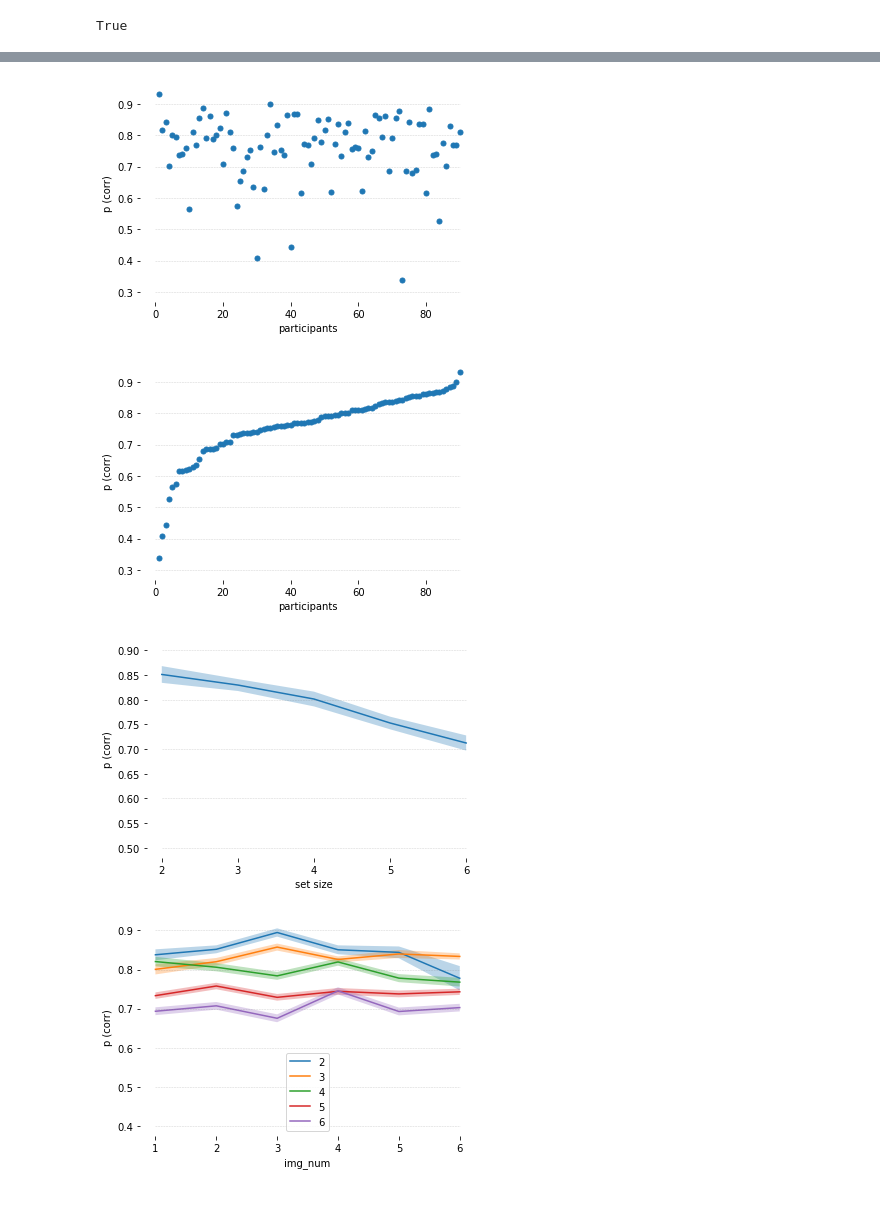
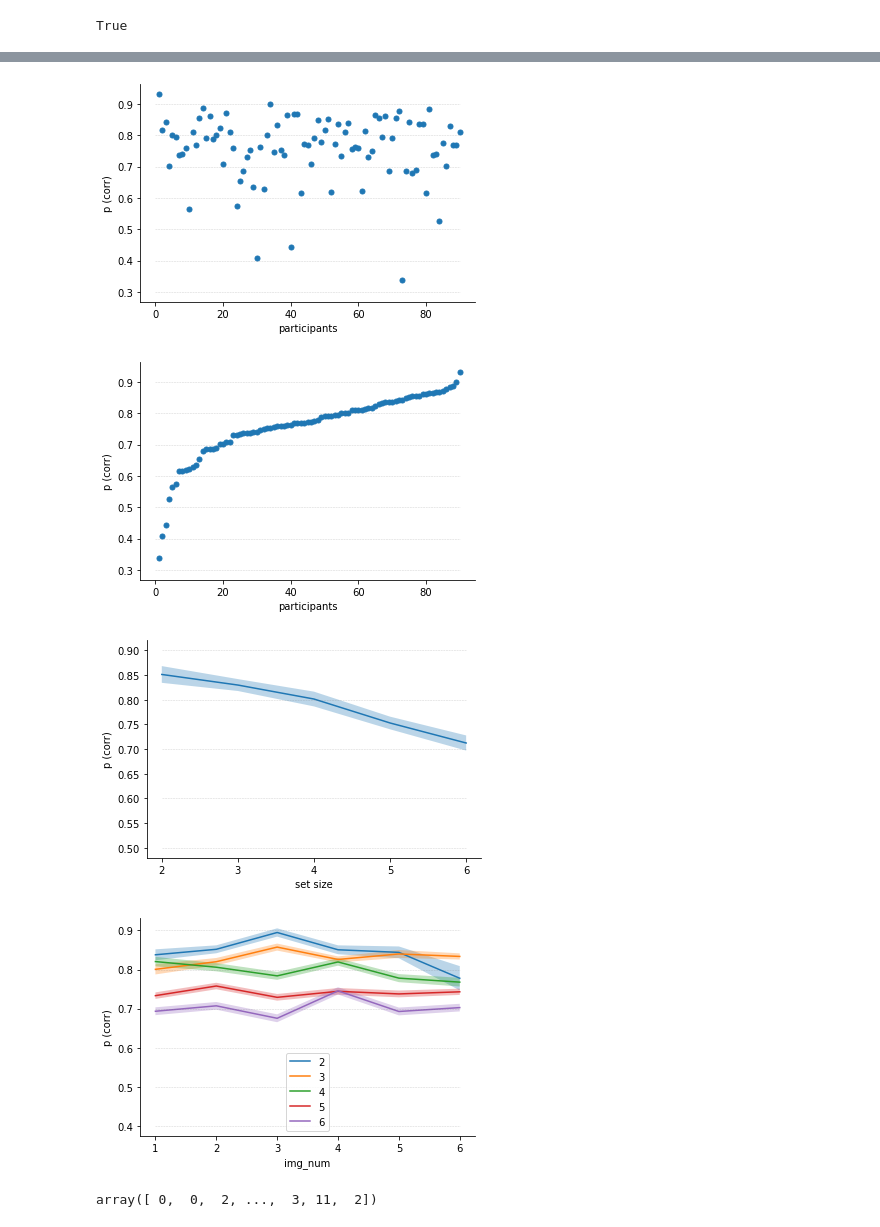
Before and after one commit to alebel14/impulsivity, a Jupyter notebook: Data visualization.ipynb, the cells around one changed output, grey strips where cells are left out. Cells and saved outputs as stored; diff of their text form; code cells hidden in the pictures.

```diff
--- a/Data visualization.ipynb
+++ b/Data visualization.ipynb
@@ -138,17 +138,17 @@ for i in np.unique(clean_subj):
 # %%
 plt.figure()
 ax = plt.subplot(111)
 plt.plot(list(range(1, 91)), all_mean, '.', color='tab:blue', markersize=10)
 for y in range(30, 100, 10):
      plt.plot([0, 8, 14, 90], [y/100]*4, '--', lw=0.5, color='dimgray', alpha=0.3)
 plt.xlabel('participants')
 plt.ylabel('p (corr)')
 ax.spines['top'].set_visible(False)
 ax.spines['right'].set_visible(False)
-ax.spines['bottom'].set_visible(False)
-ax.spines['left'].set_visible(False)
+ax.spines['bottom'].set_visible(True)
+ax.spines['left'].set_visible(True)
 # %% [output]
-[figure, old version]
+[figure, new version]
 # %%
 plt.figure()
 ax = plt.subplot(111)
@@ -159,10 +159,10 @@ plt.xlabel('participants')
 plt.ylabel('p (corr)')
 ax.spines['top'].set_visible(False)
 ax.spines['right'].set_visible(False)
-ax.spines['bottom'].set_visible(False)
-ax.spines['left'].set_visible(False)
+ax.spines['bottom'].set_visible(True)
+ax.spines['left'].set_visible(True)
 # %% [output]
-[figure, old version]
+[figure, new version]
 # %%
 setxacc = []
 setxacc_sem = []
@@ -184,10 +184,10 @@ plt.ylabel('p (corr)')
 plt.xticks([2, 3, 4, 5, 6])
 ax.spines['top'].set_visible(False)
 ax.spines['right'].set_visible(False)
-ax.spines['bottom'].set_visible(False)
-ax.spines['left'].set_visible(False)
+ax.spines['bottom'].set_visible(True)
+ax.spines['left'].set_visible(True)
 # %% [output]
-[figure, old version]
+[figure, new version]
 # %%
 allximg = {}
 allximgxste={}
@@ -222,7 +222,13 @@ plt.xlabel('img_num')
 plt.ylabel('p (corr)')
 ax.spines['top'].set_visible(False)
 ax.spines['right'].set_visible(False)
-ax.spines['bottom'].set_visible(False)
-ax.spines['left'].set_visible(False)
+ax.spines['bottom'].set_visible(True)
+ax.spines['left'].set_visible(True)
 # %% [output]
-[figure, old version]
+[figure, new version]
+# %%
+clean_correct
+clean_setsize
+clean_delay
+# %% [output]
+array([ 0,  0,  2, ...,  3, 11,  2])
```
Also changed, not shown: parts of 11 cells of this notebook, 1 other file.
